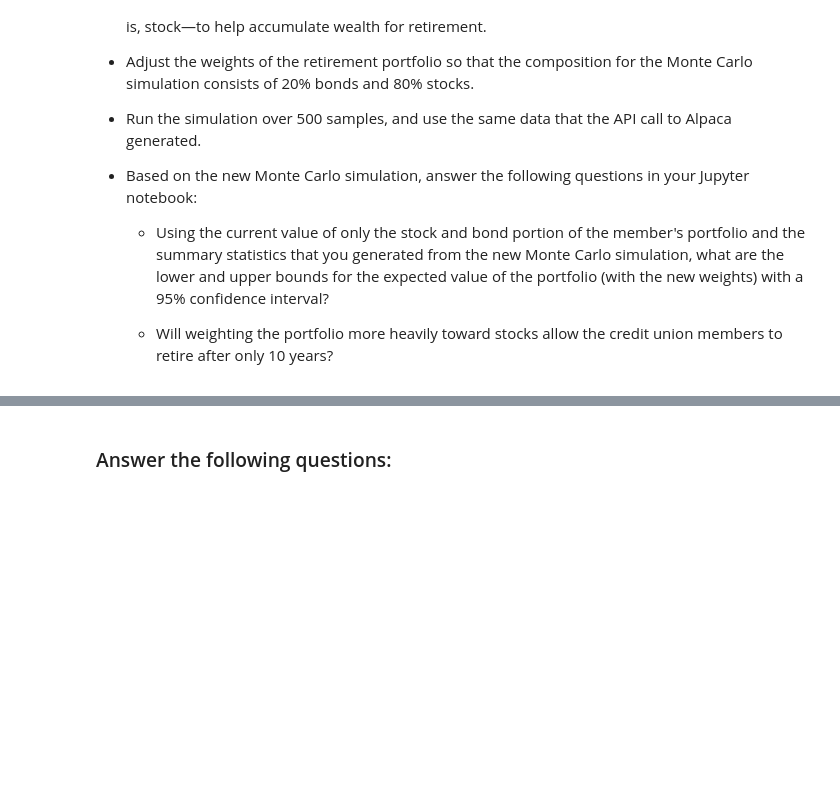
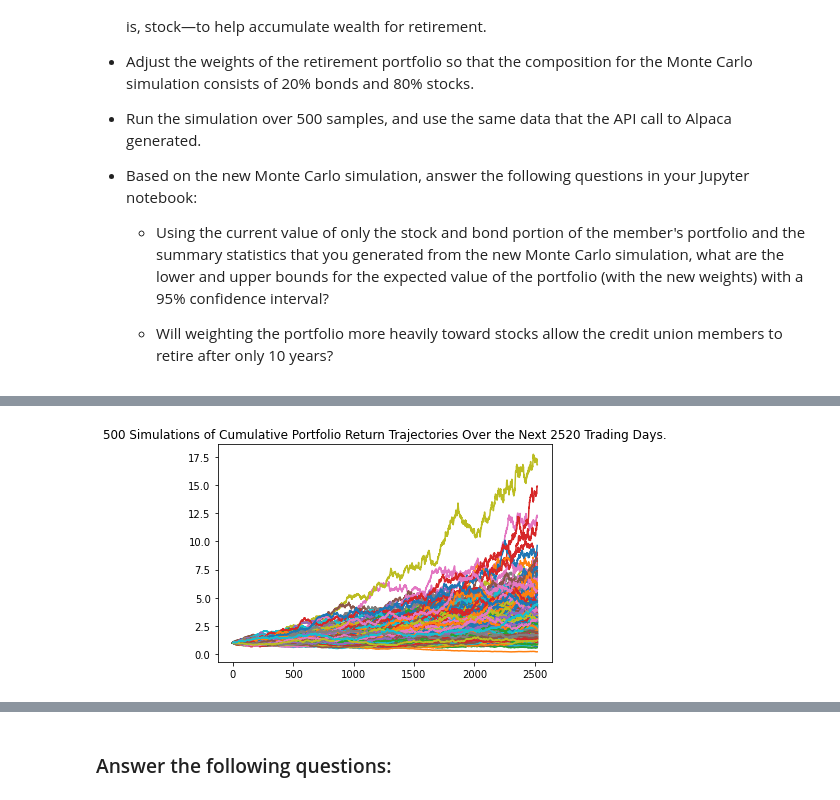
Before and after one commit to Brock-Denton/credit-union-financial-health, a Jupyter notebook: tool_resources/financial_planning_tools.ipynb, the cells around one changed output, grey strips where cells are left out. Cells and saved outputs as stored; diff of their text form; code cells hidden in the pictures; blank space fills up the shorter version.

```diff
--- a/tool_resources/financial_planning_tools.ipynb
+++ b/tool_resources/financial_planning_tools.ipynb
@@ -518,7 +601,12 @@ For this new Monte Carlo simulation, do the following:
 # Configure a Monte Carlo simulation to forecast 10 years cumulative returns
 # The weights should be split 20% to AGG and 80% to SPY.
 # Run 500 samples.
-# YOUR CODE HERE
+MC_20_bonds_80_spy_weight_10_years = MCSimulation(
+    portfolio_data = closing_prices_df_three_years,
+    weights = [.80,.20],
+    num_simulation = 500,
+    num_trading_days = 252*10
+)
 
 # Review the simulation input data
-# YOUR CODE HERE
+MC_20_bonds_80_spy_weight_10_years.portfolio_data.head()
@@ -528,7 +649,9 @@ For this new Monte Carlo simulation, do the following:
 # %%
 # Visualize the 10-year Monte Carlo simulation by creating an
 # overlay line plot
-# YOUR CODE HERE
+bonds_20_stocks_80_line_10_year_plot = MC_20_bonds_80_spy_weight_10_years.plot_simulation()
+# %% [output]
+[figure, added]
 # %%
 # Visualize the probability distribution of the 10-year Monte Carlo simulation
 # by plotting a histogram
```
Also changed, not shown: parts of 17 cells of this notebook.
